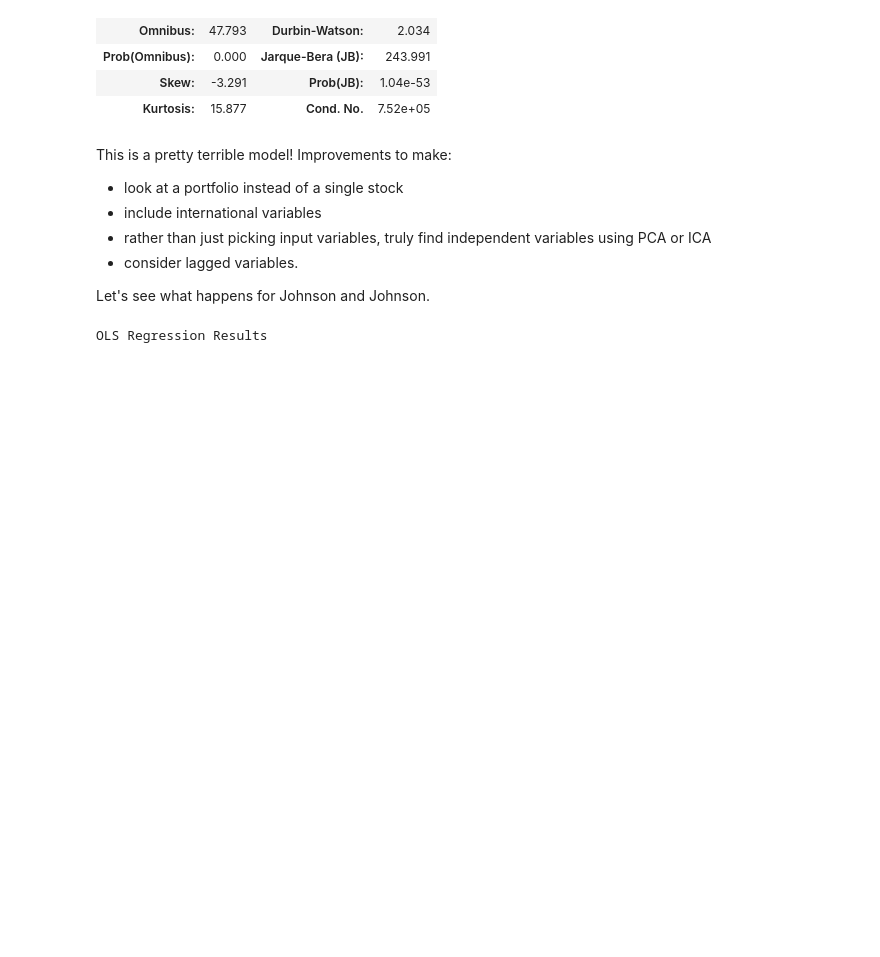
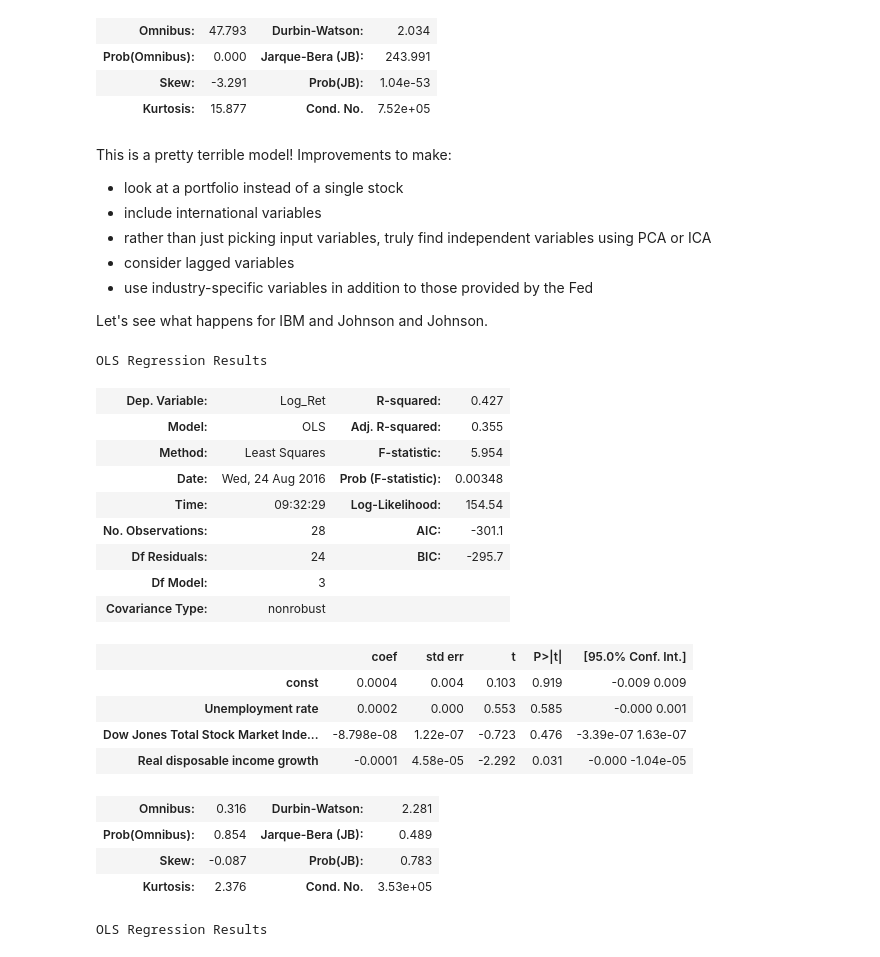
Before and after one commit to kaitai/stress-testing-with-jupyter, a Jupyter notebook: Playing with financial data and Python 3.ipynb, the cells around one changed output. Cells and saved outputs as stored; diff of their text form; code cells hidden in the pictures; blank space fills up the shorter version.

Commit message:
More linear regression

```diff
--- a/Playing with financial data and Python 3.ipynb
+++ b/Playing with financial data and Python 3.ipynb
@@ -289,9 +289,42 @@ This is a pretty terrible model! Improvements to make:
 * look at a portfolio instead of a single stock
 * include international variables
 * rather than just picking input variables, truly find independent variables using PCA or ICA
-* consider lagged variables.
+* consider lagged variables
+* use industry-specific variables in addition to those provided by the Fed
 
-Let's see what happens for Johnson and Johnson.
+Let's see what happens for IBM and Johnson and Johnson.
+# %%
+#ibm['Log_Ret'] = np.log(jnj['Close'] / jnj['Close'].shift(1))
+dfx = historical_data_dom[['Unemployment rate', 'Real GDP growth', 'House Price Index (Level)', 'Dow Jones Total Stock Market Index (Level)', 'Real disposable income growth']]['2009-03-31':'2015-12-31']
+dfy = quarterly_ibm['Log_Ret']['2009-03-31':'2015-12-31']
+dfx.index=dfy.index
+result = pd.concat([dfx,dfy], axis=1)
+X = result[['Unemployment rate', 'Dow Jones Total Stock Market Index (Level)', 'Real disposable income growth']]
+y = result['Log_Ret']
+X = sm.add_constant(X)
+est = sm.OLS(y, X).fit()
+
+est.summary()
+# %% [output]
+OLS Regression Results
+| Dep. Variable: | Log_Ret | R-squared: | 0.427 |
+| Model: | OLS | Adj. R-squared: | 0.355 |
+| Method: | Least Squares | F-statistic: | 5.954 |
+| Date: | Wed, 24 Aug 2016 | Prob (F-statistic): | 0.00348 |
+| Time: | 09:32:29 | Log-Likelihood: | 154.54 |
+| No. Observations: | 28 | AIC: | -301.1 |
+| Df Residuals: | 24 | BIC: | -295.7 |
+| Df Model: | 3 |  |  |
+| Covariance Type: | nonrobust |  |  |
+|  | coef | std err | t | P>|t| | [95.0% Conf. Int.] |
+| const | 0.0004 | 0.004 | 0.103 | 0.919 | -0.009 0.009 |
+| Unemployment rate | 0.0002 | 0.000 | 0.553 | 0.585 | -0.000 0.001 |
+| Dow Jones Total Stock Market Inde... | -8.798e-08 | 1.22e-07 | -0.723 | 0.476 | -3.39e-07 1.63e-07 |
+| Real disposable income growth | -0.0001 | 4.58e-05 | -2.292 | 0.031 | -0.000 -1.04e-05 |
+| Omnibus: | 0.316 | Durbin-Watson: | 2.281 |
+| Prob(Omnibus): | 0.854 | Jarque-Bera (JB): | 0.489 |
+| Skew: | -0.087 | Prob(JB): | 0.783 |
+| Kurtosis: | 2.376 | Cond. No. | 3.53e+05 |
 # %%
 jnj['Log_Ret'] = np.log(jnj['Close'] / jnj['Close'].shift(1))
 quarterly_jnj = jnj.resample('q').mean()
```
